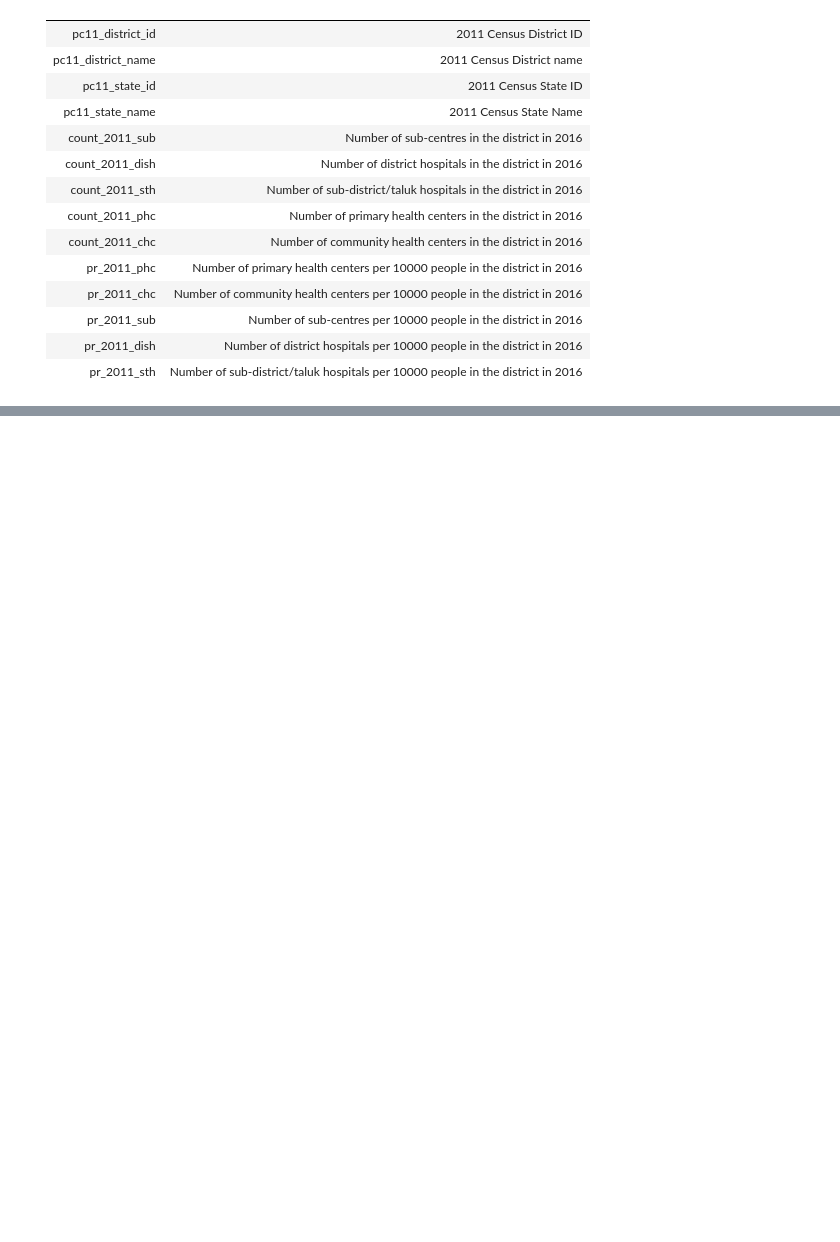
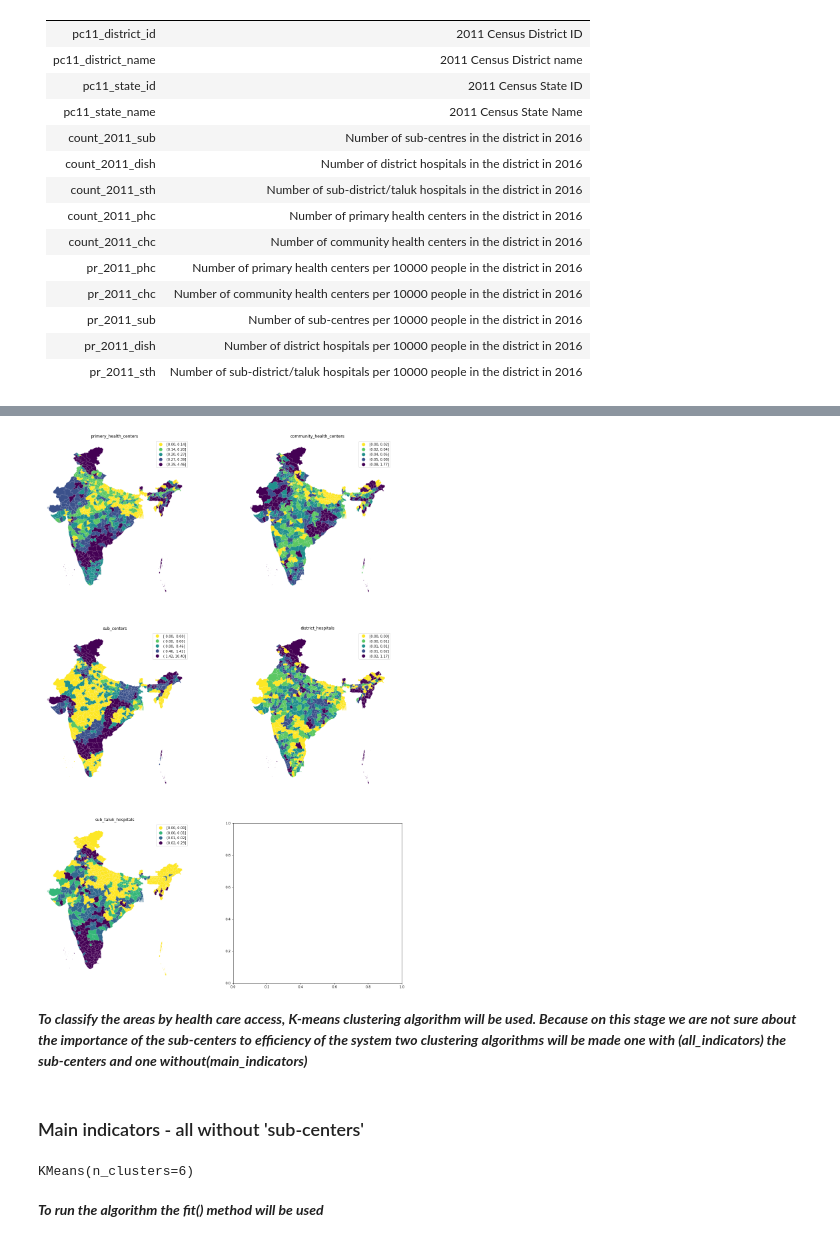
Before and after one commit to lekhanam12/datascience, a Jupyter notebook: health_infra.ipynb, the cells around one changed output, grey strips where cells are left out. Cells and saved outputs as stored; diff of their text form; code cells hidden in the pictures; blank space fills up the shorter version.

```diff
--- a/health_infra.ipynb
+++ b/health_infra.ipynb
@@ -90 +210,4 @@ dtype: int64
+# %%
+main_indicators = ['primery_health_centers','community_health_centers','district_hospitals','sub_taluk_hospitals']
+all_indicators = ['primery_health_centers','community_health_centers','sub_centers','district_hospitals','sub_taluk_hospitals']
 # %%
@@ -155,0 +241,32 @@ health_infra_df.groupby(['pc11_state_id']).mean()
+# %%
+# Create figure and axes (this time it's 4, arranged 2 by 2)
+f, axs = plt.subplots(nrows=3, ncols=2, figsize=(20, 30))
+# Make the axes accessible with single indexing
+axs = axs.flatten()
+# Start the loop over all the variables of interest
+for i, col in enumerate(all_indicators):
+    # select the axis where the map will go
+    ax = axs[i]
+    # Plot the map
+    health_infra.plot(column=col, ax=ax, scheme='Quantiles',edgecolor='w', \
+             linewidth=0.1, cmap='viridis_r', alpha=1, legend=True)
+    # Remove axis clutter
+    ax.set_axis_off()
+    # Set the axis title to the name of variable being plotted
+    ax.set_title(col)
+# Display the figure
+plt.show()
+# %% [output]
+[figure, added]
+# %% [markdown]
+***To classify the areas by health care access, K-means clustering algorithm will be used. Because on this stage we are not sure about the importance of the sub-centers to efficiency of the system two clustering algorithms will be made one with (all_indicators) the sub-centers and one without(main_indicators)***
+# %% [markdown]
+### Main indicators - all without 'sub-centers'
+# %%
+# setting number of clusters
+kmeans6 = cluster.KMeans(n_clusters=6)
+kmeans6
+# %% [output]
+KMeans(n_clusters=6)
+# %% [markdown]
+***To run the algorithm the fit() method will be used***
```
Also changed, not shown: parts of 54 cells of this notebook.
